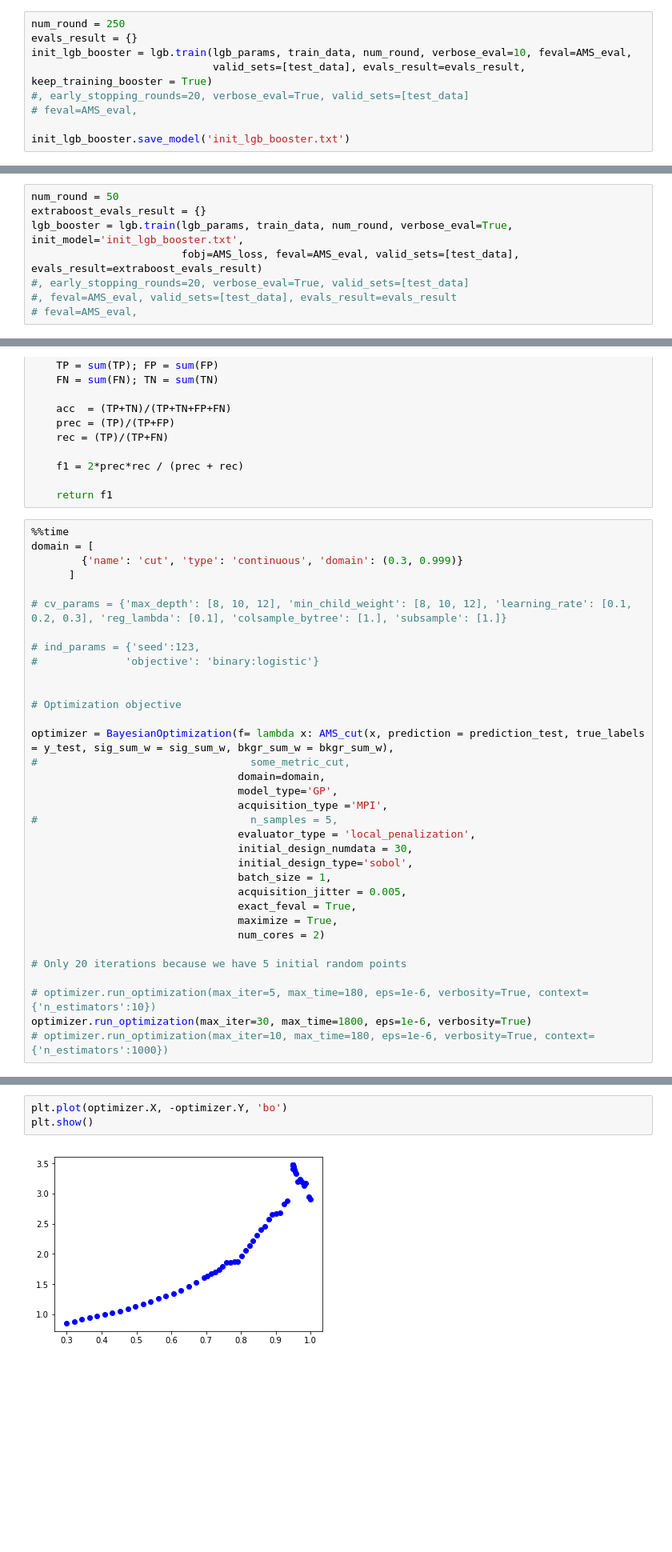
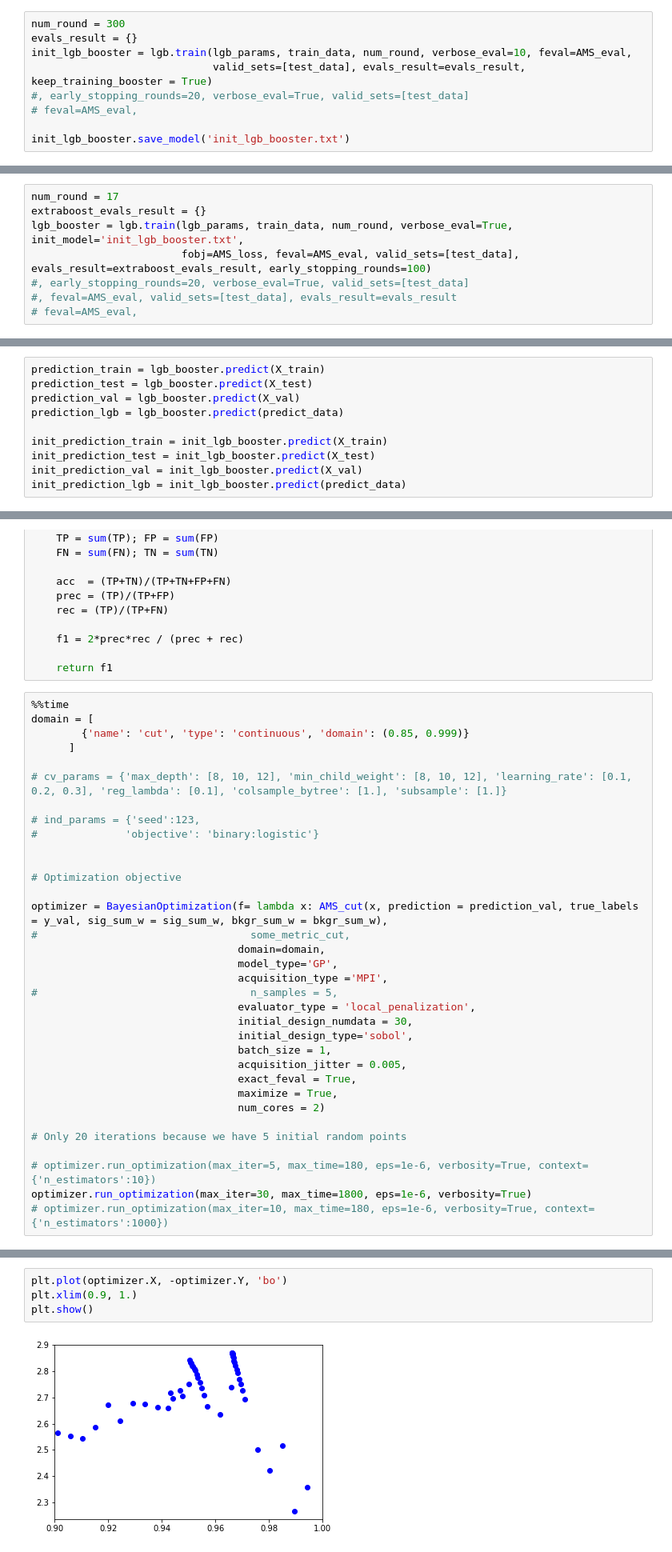
Before and after one commit to ofivite/MISP2019, a Jupyter notebook: school_preliminary_studies.ipynb, the cells around one changed output, grey strips where cells are left out. Shown at 80% size. Saved outputs shown, nothing was run; the diff lists cells and outputs as text; blank space fills up the shorter version.

Commit message:
val set added; extraboosting seem to be working acc. to val

```diff
--- a/school_preliminary_studies.ipynb
+++ b/school_preliminary_studies.ipynb
@@ -386,7 +394,7 @@ def AMS_loss(preds, train_data):
     print(preds, '\n***********\n')
     return grad, hess
 # %%
-num_round = 250
+num_round = 300
 evals_result = {}
 init_lgb_booster = lgb.train(lgb_params, train_data, num_round, verbose_eval=10, feval=AMS_eval,
                              valid_sets=[test_data], evals_result=evals_result, keep_training_booster = True)
@@ -415,9 +423,9 @@ init_lgb_booster.save_model('init_lgb_booster.txt')
 <lightgbm.basic.Booster at 0x...>
 # %%
-num_round = 50
+num_round = 17
 extraboost_evals_result = {}
 lgb_booster = lgb.train(lgb_params, train_data, num_round, verbose_eval=True, init_model='init_lgb_booster.txt',
-                        fobj=AMS_loss, feval=AMS_eval, valid_sets=[test_data], evals_result=extraboost_evals_result)
+                        fobj=AMS_loss, feval=AMS_eval, valid_sets=[test_data], evals_result=extraboost_evals_result, early_stopping_rounds=100)
 #, early_stopping_rounds=20, verbose_eval=True, valid_sets=[test_data]
 #, feval=AMS_eval, valid_sets=[test_data], evals_result=evals_result
 # feval=AMS_eval,
@@ -458,3 +462,13 @@ prediction_lgb = init_lgb_booster.predict(predict_data)
+# %%
+prediction_train = lgb_booster.predict(X_train)
+prediction_test = lgb_booster.predict(X_test)
+prediction_val = lgb_booster.predict(X_val)
+prediction_lgb = lgb_booster.predict(predict_data)
+
+init_prediction_train = init_lgb_booster.predict(X_train)
+init_prediction_test = init_lgb_booster.predict(X_test)
+init_prediction_val = init_lgb_booster.predict(X_val)
+init_prediction_lgb = init_lgb_booster.predict(predict_data)
 # %%
 sns.distplot(prediction_train)
 # %% [output]
@@ -503,7 +517,7 @@ def some_metric_cut(cut, sig_sum_w = sig_sum_w, bkgr_sum_w = sig_sum_w, br = 0.0
 # %%
 %%time
 domain = [
-        {'name': 'cut', 'type': 'continuous', 'domain': (0.3, 0.999)}
+        {'name': 'cut', 'type': 'continuous', 'domain': (0.85, 0.999)}
       ]
 
 # cv_params = {'max_depth': [8, 10, 12], 'min_child_weight': [8, 10, 12], 'learning_rate': [0.1, 0.2, 0.3], 'reg_lambda': [0.1], 'colsample_bytree': [1.], 'subsample': [1.]}
@@ -514,7 +528,7 @@ domain = [
 
 # Optimization objective
 
-optimizer = BayesianOptimization(f= lambda x: AMS_cut(x, prediction = prediction_test, true_labels = y_test, sig_sum_w = sig_sum_w, bkgr_sum_w = bkgr_sum_w),
+optimizer = BayesianOptimization(f= lambda x: AMS_cut(x, prediction = prediction_val, true_labels = y_val, sig_sum_w = sig_sum_w, bkgr_sum_w = bkgr_sum_w),
 #                                  some_metric_cut,
                                  domain=domain,
                                  model_type='GP',
@@ -581,8 +595,9 @@ optimizer.plot_acquisition()
 # %%
 plt.plot(optimizer.X, -optimizer.Y, 'bo')
+plt.xlim(0.9, 1.)
 plt.show()
 # %% [output]
-[figure, old version]
+[figure, new version]
 # %%
 optimizer.Y_best
 # %% [output]
```
Also changed, not shown: parts of 23 cells of this notebook.
